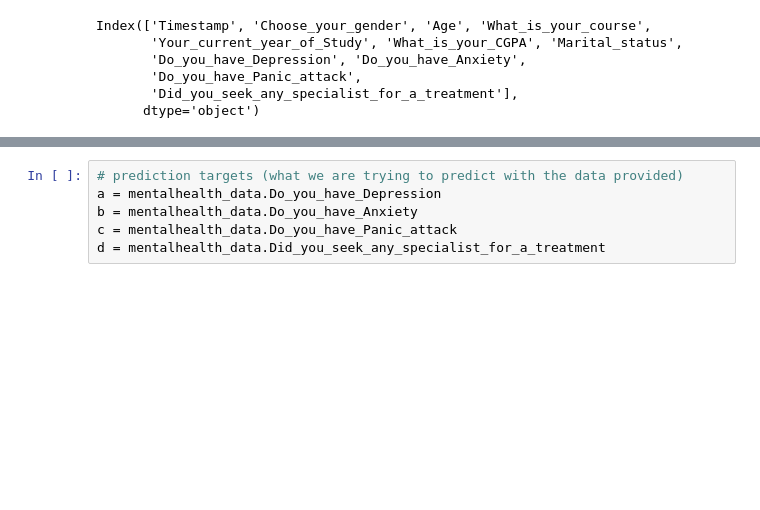
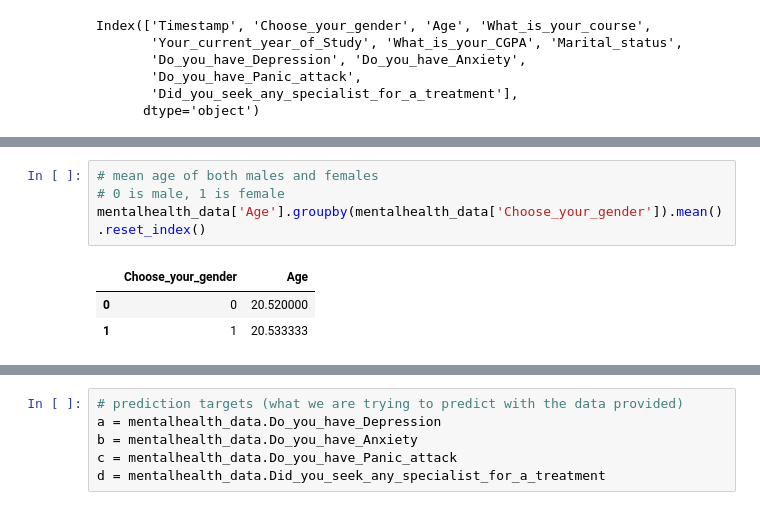
Before and after one commit to CDaniaN/mental-health-research-proj, a Jupyter notebook: Stats_about_data.ipynb, the cells around one changed output, grey strips where cells are left out. Cells and saved outputs as stored; diff of their text form; blank space fills up the shorter version.

```diff
--- a/Stats_about_data.ipynb
+++ b/Stats_about_data.ipynb
@@ -52,0 +76,8 @@ mentalhealth_data.describe()
+# %%
+# mean age of both males and females
+# 0 is male, 1 is female
+mentalhealth_data['Age'].groupby(mentalhealth_data['Choose_your_gender']).mean().reset_index()
+# %% [output]
+|  | Choose_your_gender | Age |
+| 0 | 0 | 20.520000 |
+| 1 | 1 | 20.533333 |
```
Also changed, not shown: parts of 8 cells of this notebook, 1 other file.
